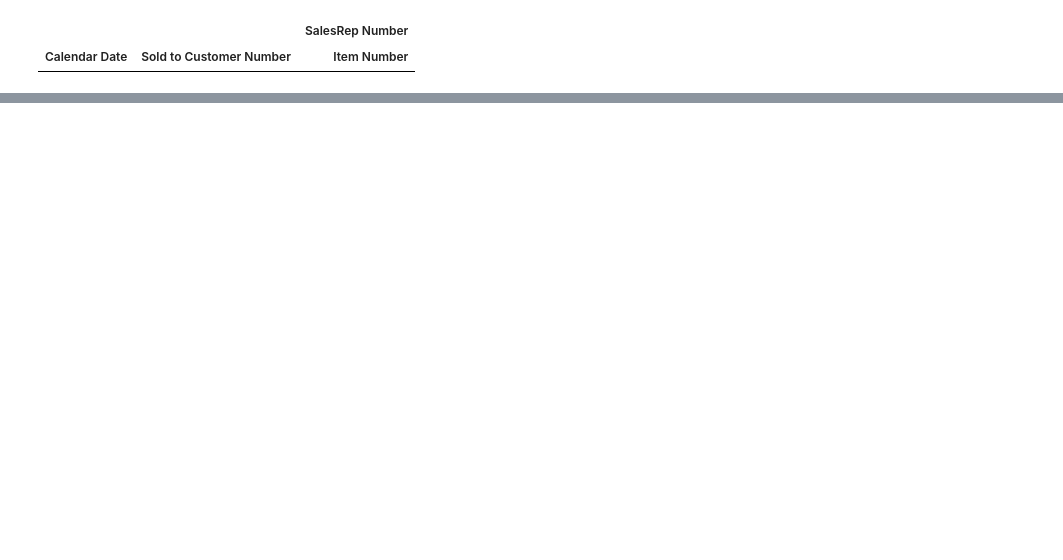
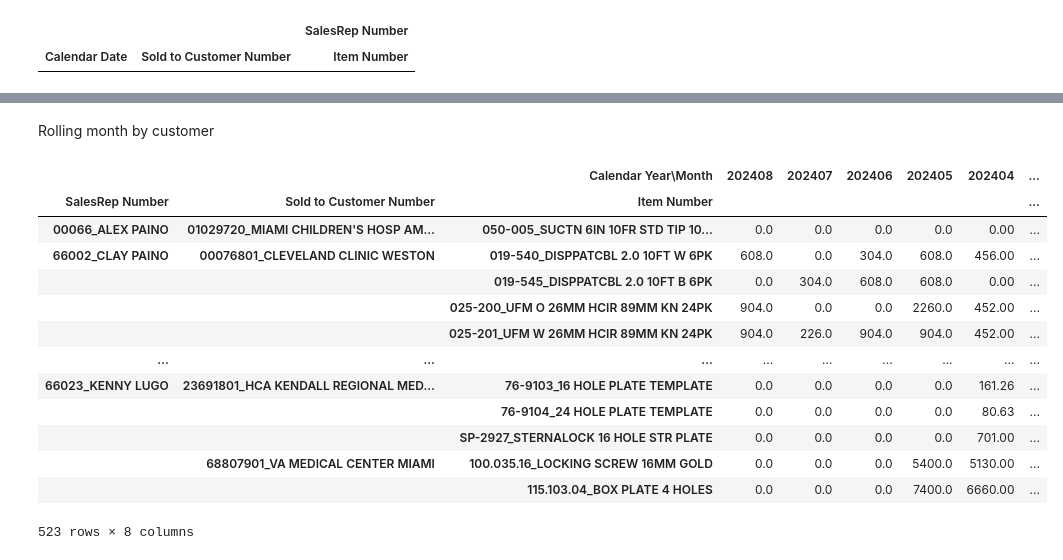
Before and after one commit to 0xalphaprime/primesurgicalusa, a Jupyter notebook: prime_surgical_usa/pandas_data_vizualization/pandas.ipynb, the cells around one changed output, grey strips where cells are left out. Drawn from its saved outputs; the diff is of its cells as text; code cells hidden in the pictures; blank space fills up the shorter version.

Commit message:
rolling month by customer

```diff
--- a/prime_surgical_usa/pandas_data_vizualization/pandas.ipynb
+++ b/prime_surgical_usa/pandas_data_vizualization/pandas.ipynb
@@ -148,0 +160,42 @@ pivot_table
+# %% [markdown]
+Rolling month by customer
+# %%
+# Ensure the 'Calendar Date' column is in datetime format
+df['Calendar Date'] = pd.to_datetime(df['Calendar Date'])
+
+# Get the current year
+current_year = datetime.now().year
+
+# Filter the DataFrame to include only the current year
+df_current_year = df[df['Calendar Date'].dt.year == current_year]
+
+# Filter out rows where 'Net Sales Amount' is 0.0
+df_filtered = df_current_year[df_current_year['Net Sales Amount'] != 0.0]
+
+# Create the pivot table with the filtered data
+pivot_table = pd.pivot_table(df_filtered,
+                             values='Net Sales Amount',
+                             index=['SalesRep Number', 'Sold to Customer Number', 'Item Number'],
+                             columns=r'Calendar Year\Month',
+                             aggfunc='sum',
+                             fill_value=0)
+
+# Sort the columns in descending order
+pivot_table = pivot_table.reindex(sorted(pivot_table.columns, reverse=True), axis=1)
+
+pivot_table
+# %% [output]
+|  |  | Calendar Year\Month | 202408 | 202407 | 202406 | 202405 | 202404 | ... |
+| SalesRep Number | Sold to Customer Number | Item Number |  |  |  |  |  | ... |
+| 00066_ALEX PAINO | 01029720_MIAMI CHILDREN'S HOSP AM... | 050-005_SUCTN 6IN 10FR STD TIP 10... | 0.0 | 0.0 | 0.0 | 0.0 | 0.00 | ... |
+| 66002_CLAY PAINO | 00076801_CLEVELAND CLINIC WESTON | 019-540_DISPPATCBL 2.0 10FT W 6PK | 608.0 | 0.0 | 304.0 | 608.0 | 456.00 | ... |
+|  |  | 019-545_DISPPATCBL 2.0 10FT B 6PK | 0.0 | 304.0 | 608.0 | 608.0 | 0.00 | ... |
+|  |  | 025-200_UFM O 26MM HCIR 89MM KN 24PK | 904.0 | 0.0 | 0.0 | 2260.0 | 452.00 | ... |
+|  |  | 025-201_UFM W 26MM HCIR 89MM KN 24PK | 904.0 | 226.0 | 904.0 | 904.0 | 452.00 | ... |
+| ... | ... | ... | ... | ... | ... | ... | ... | ... |
+| 66023_KENNY LUGO | 23691801_HCA KENDALL REGIONAL MED... | 76-9103_16 HOLE PLATE TEMPLATE | 0.0 | 0.0 | 0.0 | 0.0 | 161.26 | ... |
+|  |  | 76-9104_24 HOLE PLATE TEMPLATE | 0.0 | 0.0 | 0.0 | 0.0 | 80.63 | ... |
+|  |  | SP-2927_STERNALOCK 16 HOLE STR PLATE | 0.0 | 0.0 | 0.0 | 0.0 | 701.00 | ... |
+|  | 68807901_VA MEDICAL CENTER MIAMI | 100.035.16_LOCKING SCREW 16MM GOLD | 0.0 | 0.0 | 0.0 | 5400.0 | 5130.00 | ... |
+|  |  | 115.103.04_BOX PLATE 4 HOLES | 0.0 | 0.0 | 0.0 | 7400.0 | 6660.00 | ... |
+523 rows × 8 columns
```
Also changed, not shown: parts of 2 cells of this notebook, 5 other files.
